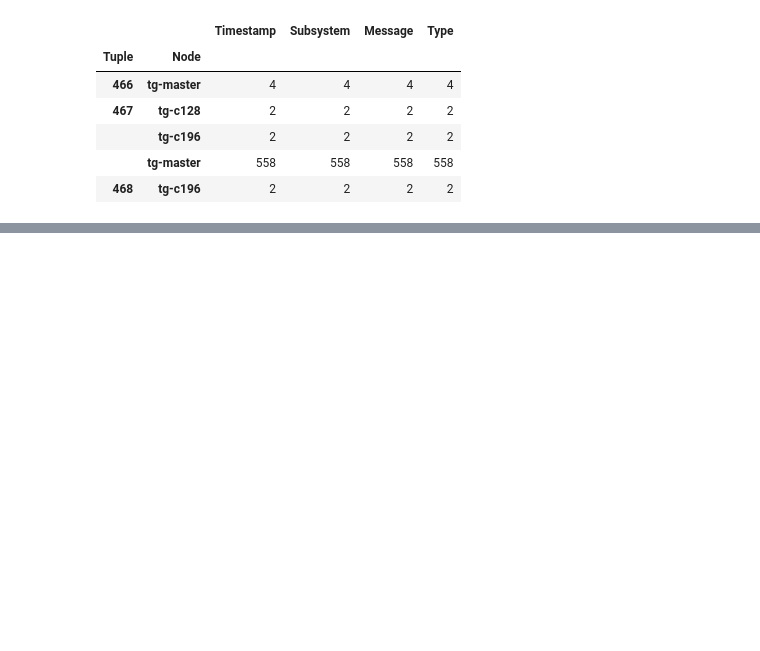
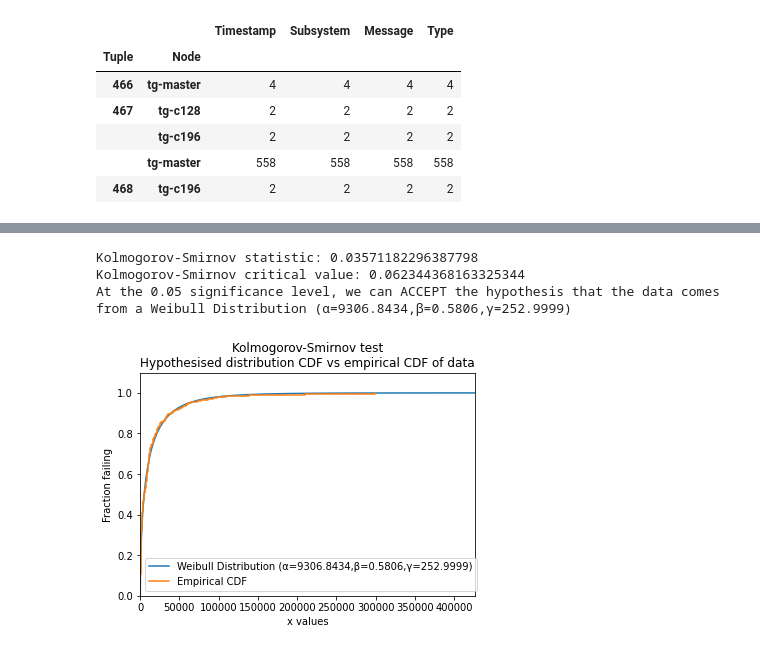
Before and after one commit to GuidoDC97/IE, a Jupyter notebook: Esercizio 5 FFDA/FFDA.ipynb, the cells around one changed output, grey strips where cells are left out. Cells and saved outputs as stored; diff of their text form; code cells hidden in the pictures; blank space fills up the shorter version.

```diff
--- a/Esercizio 5 FFDA/FFDA.ipynb
+++ b/Esercizio 5 FFDA/FFDA.ipynb
@@ -289,0 +354,9 @@ Estimate percentage of collision:  10.874200426439232
+# %%
+dist = Weibull_Distribution(alpha=alpha, beta=beta, gamma=gamma)
+
+result = KStest(distribution = dist, data = df_stat['Interarrival'].to_numpy(), significance = 0.05)
+# %% [output]
+Kolmogorov-Smirnov statistic: 0.03571182296387798
+Kolmogorov-Smirnov critical value: 0.062344368163325344
+At the 0.05 significance level, we can ACCEPT the hypothesis that the data comes from a Weibull Distribution (α=9306.8434,β=0.5806,γ=252.9999)
+[figure, added]
```
Also changed, not shown: parts of 46 cells of this notebook, 30 other files.
